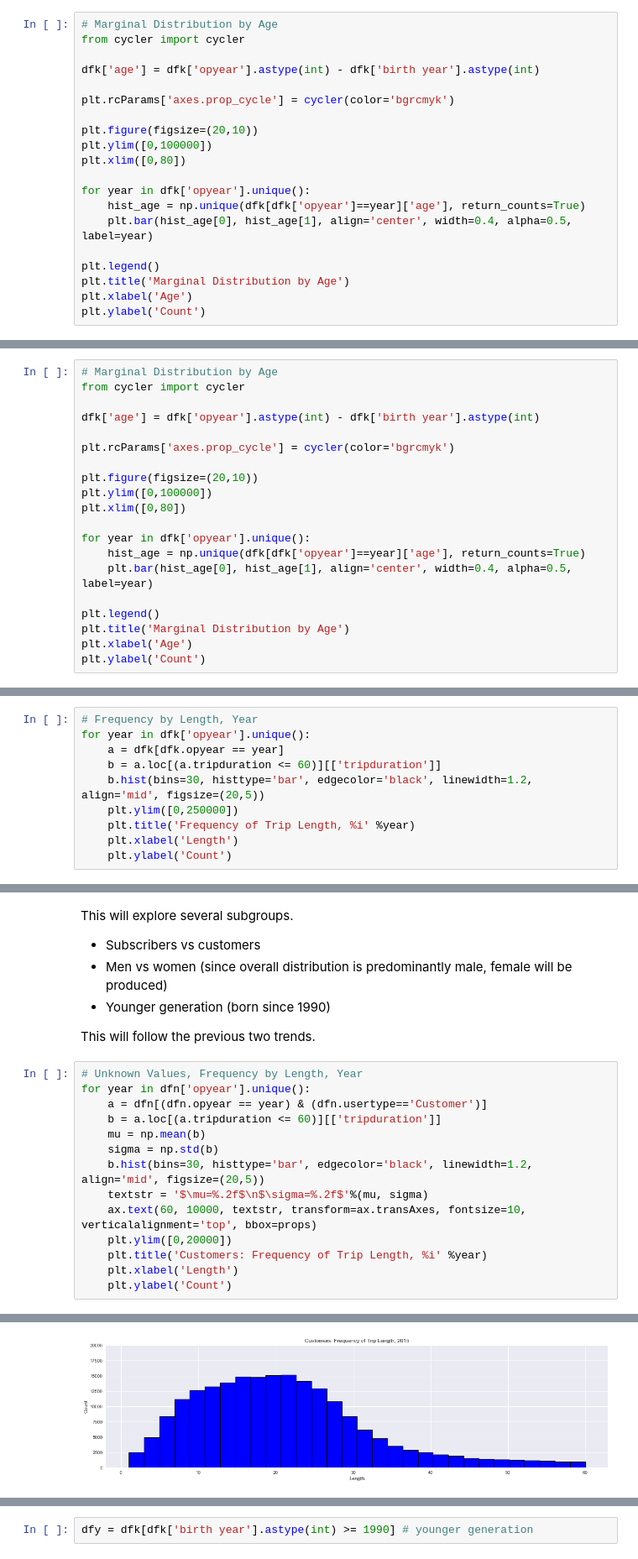
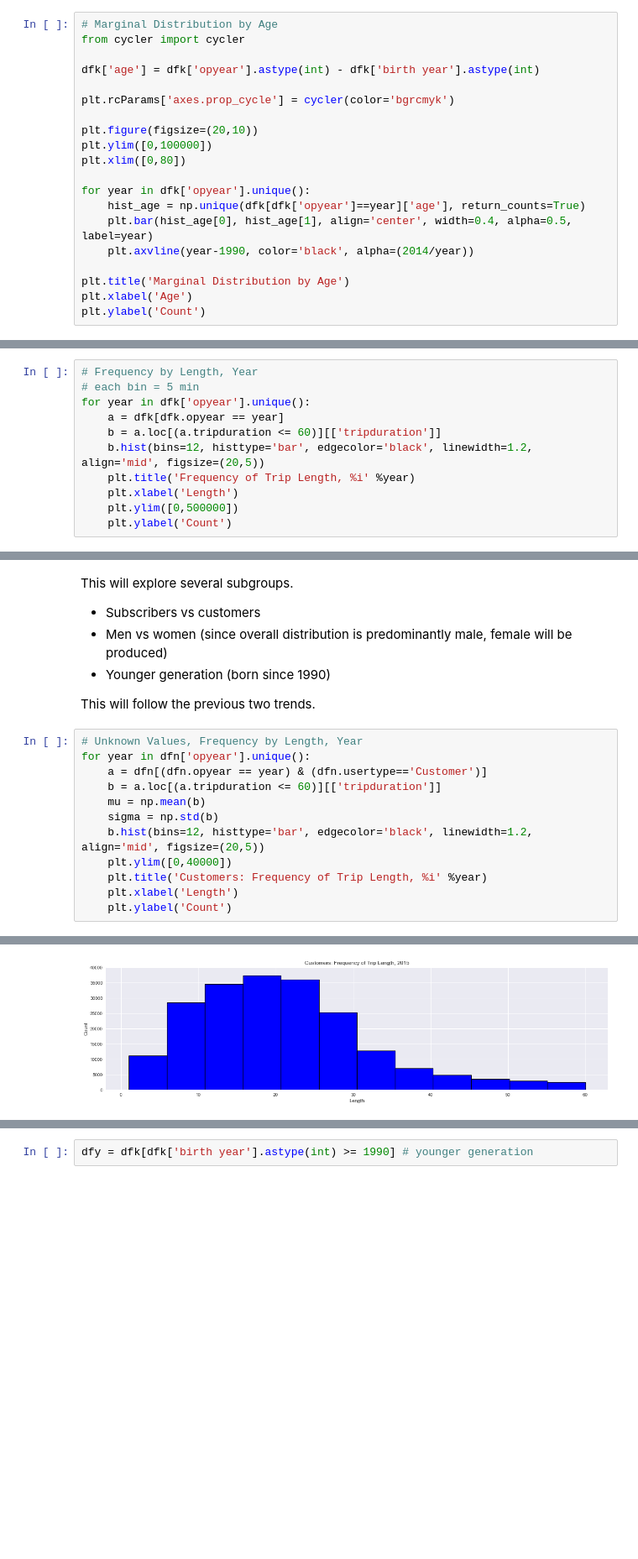
Before and after one commit to advanit/sb-capstone1, a Jupyter notebook: final_code.ipynb, the cells around one changed output, grey strips where cells are left out. Shown: that part at 84% size. Drawn from its saved outputs; the diff is of its cells as text; blank space fills up the shorter version.

```diff
--- a/final_code.ipynb
+++ b/final_code.ipynb
@@ -144,8 +144,8 @@ plt.xlim([0,80])
 for year in dfk['opyear'].unique():
     hist_age = np.unique(dfk[dfk['opyear']==year]['age'], return_counts=True)
     plt.bar(hist_age[0], hist_age[1], align='center', width=0.4, alpha=0.5, label=year)
+    plt.axvline(year-1990, color='black', alpha=(2014/year))
 
-plt.legend()
 plt.title('Marginal Distribution by Age')
 plt.xlabel('Age')
 plt.ylabel('Count')
@@ -160,20 +159,0 @@ See the caveats in the documentation: http://pandas.pydata.org/pandas-docs/stabl
-# %%
-# Marginal Distribution by Age
-from cycler import cycler
-
-dfk['age'] = dfk['opyear'].astype(int) - dfk['birth year'].astype(int)
-
-plt.rcParams['axes.prop_cycle'] = cycler(color='bgrcmyk')
-
-plt.figure(figsize=(20,10))
-plt.ylim([0,100000])
-plt.xlim([0,80])
-
-for year in dfk['opyear'].unique():
-    hist_age = np.unique(dfk[dfk['opyear']==year]['age'], return_counts=True)
-    plt.bar(hist_age[0], hist_age[1], align='center', width=0.4, alpha=0.5, label=year)
-
-plt.legend()
-plt.title('Marginal Distribution by Age')
-plt.xlabel('Age')
-plt.ylabel('Count')
@@ -180,11 +169,12 @@ plt.ylabel('Count')
 # %%
 # Frequency by Length, Year
+# each bin = 5 min
 for year in dfk['opyear'].unique():
     a = dfk[dfk.opyear == year]
     b = a.loc[(a.tripduration <= 60)][['tripduration']]
-    b.hist(bins=30, histtype='bar', edgecolor='black', linewidth=1.2, align='mid', figsize=(20,5))
-    plt.ylim([0,250000])
+    b.hist(bins=12, histtype='bar', edgecolor='black', linewidth=1.2, align='mid', figsize=(20,5))
     plt.title('Frequency of Trip Length, %i' %year)
     plt.xlabel('Length')
+    plt.ylim([0,500000])
     plt.ylabel('Count')
 # %% [output]
@@ -221,10 +211,8 @@ for year in dfn['opyear'].unique():
     b = a.loc[(a.tripduration <= 60)][['tripduration']]
     mu = np.mean(b)
     sigma = np.std(b)
-    b.hist(bins=30, histtype='bar', edgecolor='black', linewidth=1.2, align='mid', figsize=(20,5))
-    textstr = '$\mu=%.2f$\n$\sigma=%.2f$'%(mu, sigma)
-    ax.text(60, 10000, textstr, transform=ax.transAxes, fontsize=10, verticalalignment='top', bbox=props)
-    plt.ylim([0,20000])
+    b.hist(bins=12, histtype='bar', edgecolor='black', linewidth=1.2, align='mid', figsize=(20,5))
+    plt.ylim([0,40000])
     plt.title('Customers: Frequency of Trip Length, %i' %year)
     plt.xlabel('Length')
     plt.ylabel('Count')
@@ -233 +221 @@ for year in dfn['opyear'].unique():
-[figure, old version]
+[figure, new version]
```
Also changed, not shown: parts of 17 cells of this notebook.
